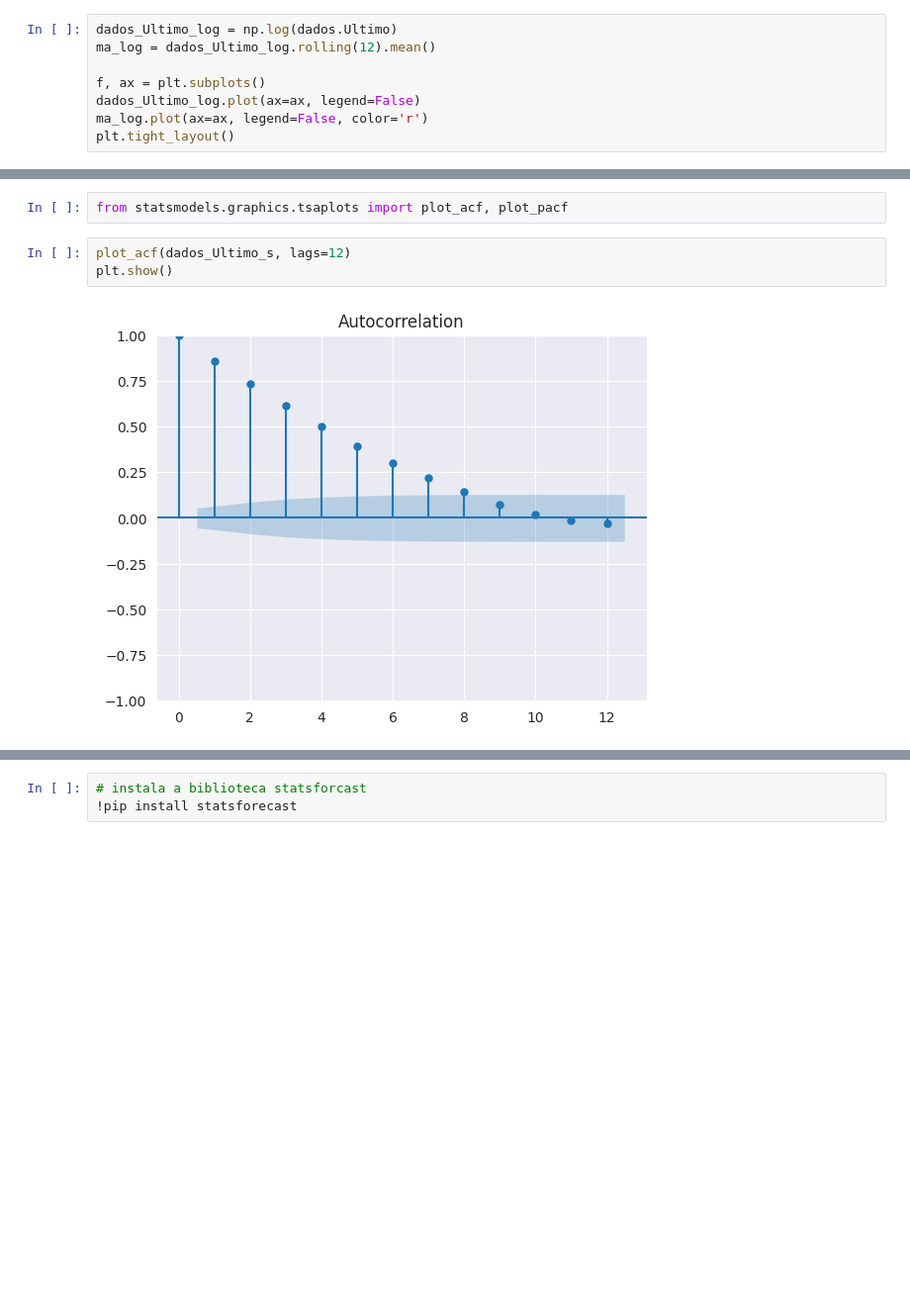
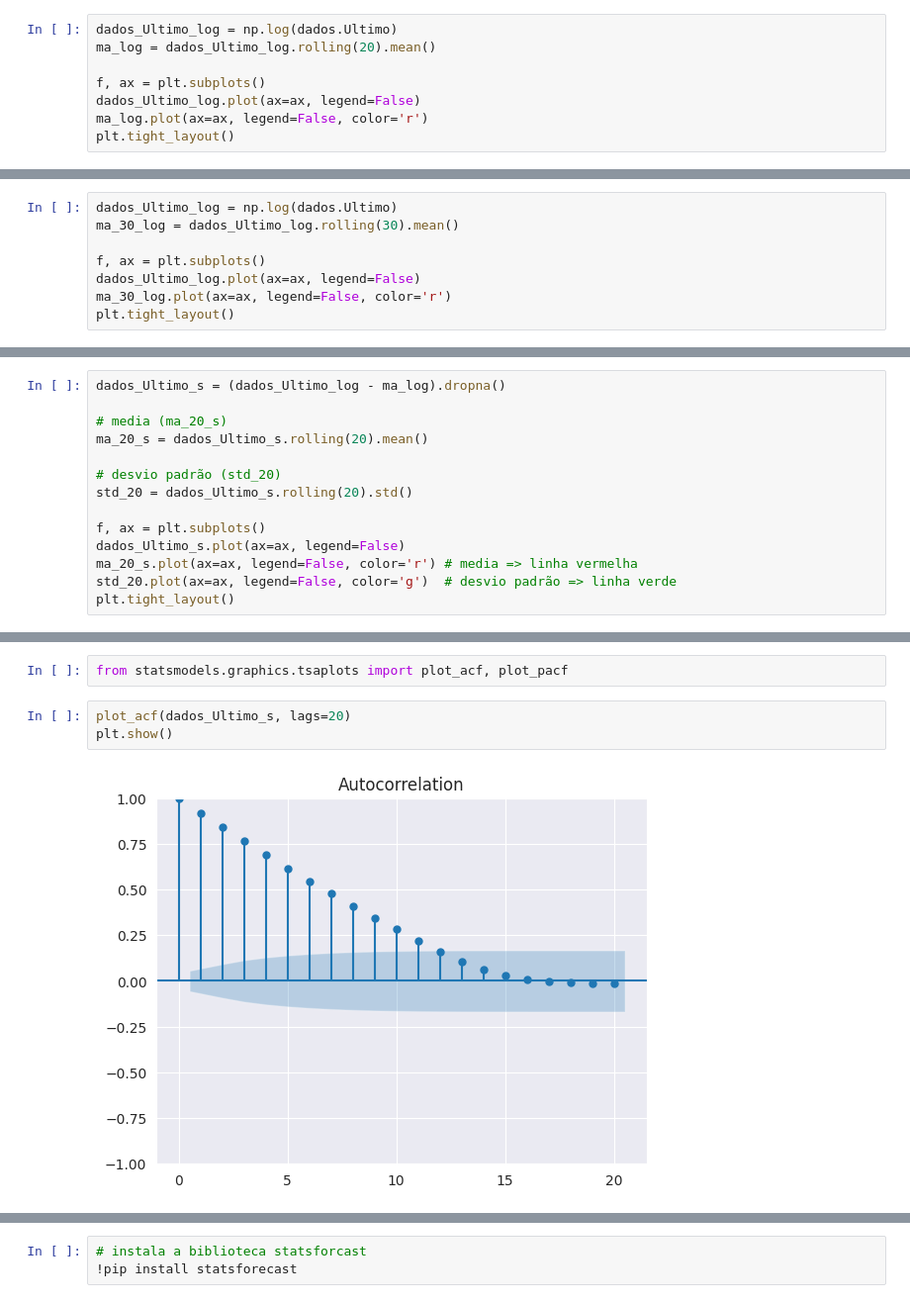
Before and after one commit to paulopetrillo/FIAP_TECH_CHALENGE_01, a Jupyter notebook: TECH_CHALENGE_01.ipynb, the cells around one changed output, grey strips where cells are left out. Shown at 99% size. Drawn from its saved outputs; the diff is of its cells as text; blank space fills up the shorter version.

```diff
--- a/TECH_CHALENGE_01.ipynb
+++ b/TECH_CHALENGE_01.ipynb
@@ -345,6 +385,6 @@ plt.tight_layout()
 # %%
 dados_Ultimo_log = np.log(dados.Ultimo)
-ma_log = dados_Ultimo_log.rolling(12).mean()
+ma_log = dados_Ultimo_log.rolling(20).mean()
 
 f, ax = plt.subplots()
 dados_Ultimo_log.plot(ax=ax, legend=False)
@@ -354,0 +415,8 @@ plt.tight_layout()
+# %%
+dados_Ultimo_log = np.log(dados.Ultimo)
+ma_30_log = dados_Ultimo_log.rolling(30).mean()
+
+f, ax = plt.subplots()
+dados_Ultimo_log.plot(ax=ax, legend=False)
+ma_30_log.plot(ax=ax, legend=False, color='r')
+plt.tight_layout()
@@ -370,0 +441,14 @@ plt.tight_layout()
+# %%
+dados_Ultimo_s = (dados_Ultimo_log - ma_log).dropna()
+
+# media (ma_20_s)
+ma_20_s = dados_Ultimo_s.rolling(20).mean()
+
+# desvio padrão (std_20)
+std_20 = dados_Ultimo_s.rolling(20).std()
+
+f, ax = plt.subplots()
+dados_Ultimo_s.plot(ax=ax, legend=False)
+ma_20_s.plot(ax=ax, legend=False, color='r') # media => linha vermelha
+std_20.plot(ax=ax, legend=False, color='g')  # desvio padrão => linha verde
+plt.tight_layout()
@@ -510,8 +596,8 @@ plt.show()
 # %%
 from statsmodels.graphics.tsaplots import plot_acf, plot_pacf
 # %%
-plot_acf(dados_Ultimo_s, lags=12)
+plot_acf(dados_Ultimo_s, lags=20)
 plt.show()
 # %% [output]
-[figure, old version]
+[figure, new version]
 # %%
```
Also changed, not shown: parts of 73 cells of this notebook.
